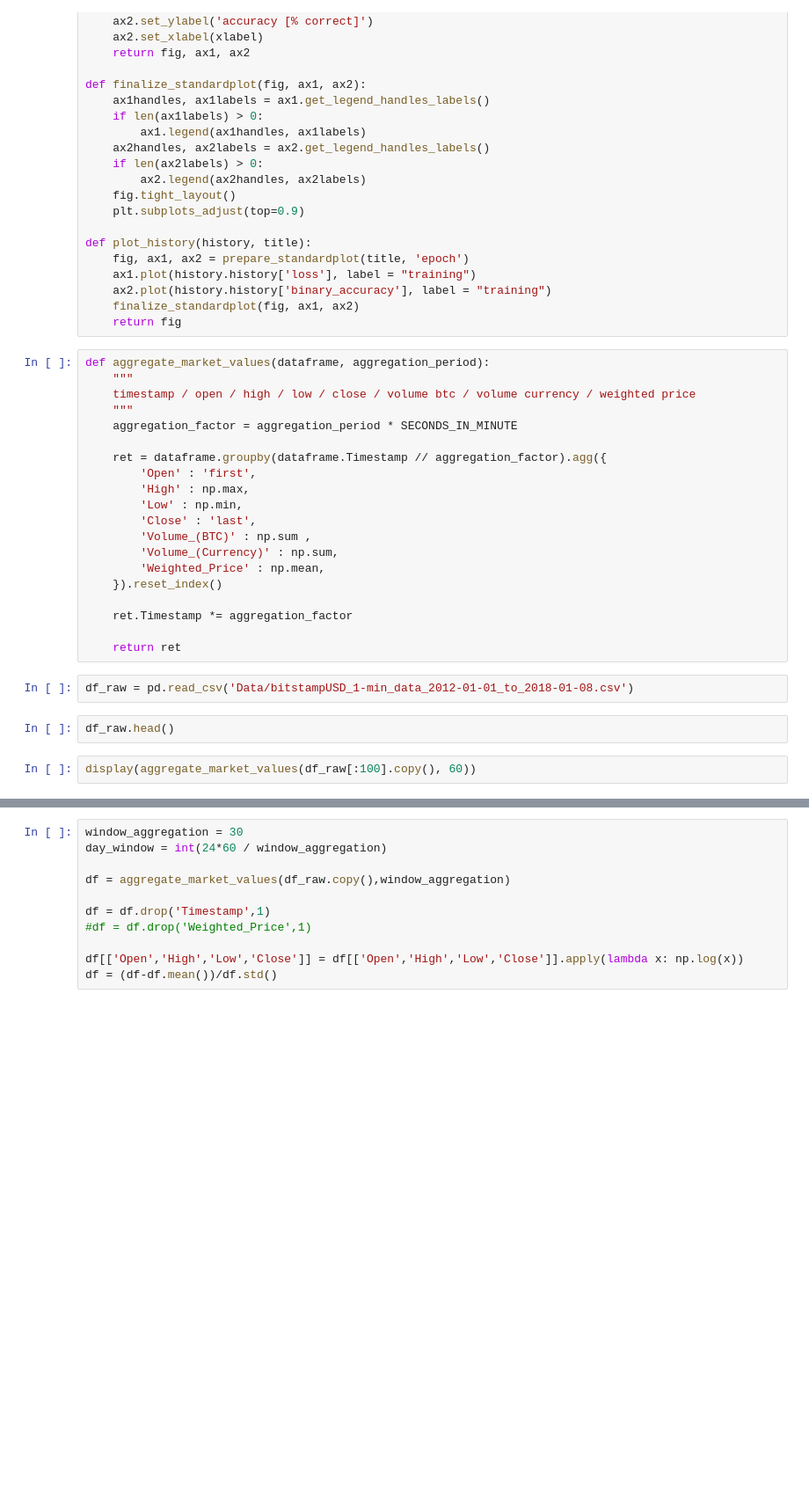
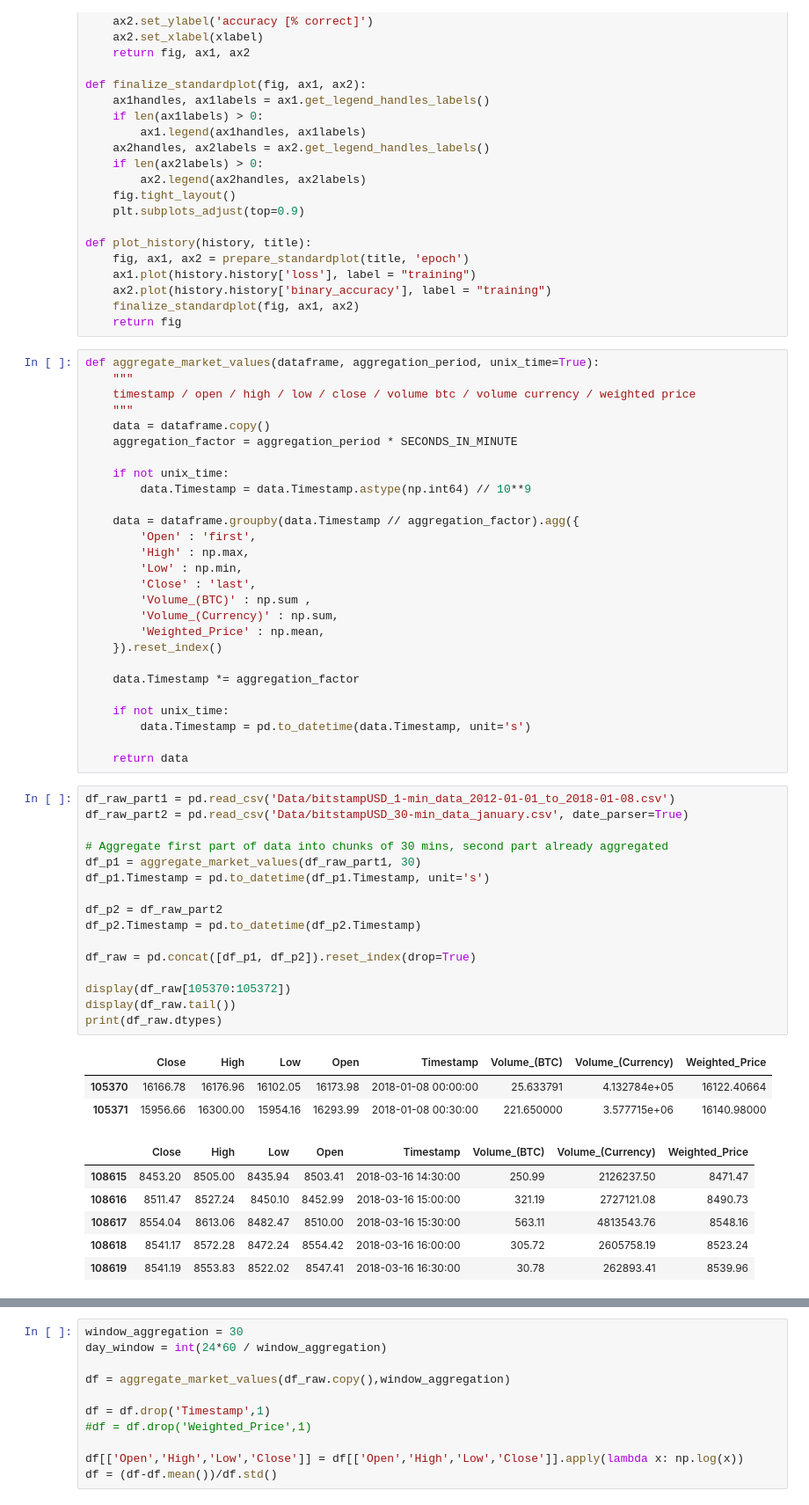
Before and after one commit to QuentinBacuet/DS_in_Practice, a Jupyter notebook: Crypto.ipynb, the cells around one changed output, grey strips where cells are left out. Shown at 88% size. Cells and saved outputs as stored; diff of their text form; blank space fills up the shorter version.

Commit message:
Implement data merge

```diff
--- a/Crypto.ipynb
+++ b/Crypto.ipynb
@@ -58,13 +62,17 @@ def plot_history(history, title):
     finalize_standardplot(fig, ax1, ax2)
     return fig
 # %%
-def aggregate_market_values(dataframe, aggregation_period):
+def aggregate_market_values(dataframe, aggregation_period, unix_time=True):
     """
     timestamp / open / high / low / close / volume btc / volume currency / weighted price
     """
+    data = dataframe.copy()
     aggregation_factor = aggregation_period * SECONDS_IN_MINUTE
 
-    ret = dataframe.groupby(dataframe.Timestamp // aggregation_factor).agg({
+    if not unix_time:
+        data.Timestamp = data.Timestamp.astype(np.int64) // 10**9
+
+    data = dataframe.groupby(data.Timestamp // aggregation_factor).agg({
         'Open' : 'first',
         'High' : np.max,
         'Low' : np.min,
@@ -74,12 +82,35 @@ def aggregate_market_values(dataframe, aggregation_period):
         'Weighted_Price' : np.mean,
     }).reset_index()
 
-    ret.Timestamp *= aggregation_factor
+    data.Timestamp *= aggregation_factor
 
-    return ret
+    if not unix_time:
+        data.Timestamp = pd.to_datetime(data.Timestamp, unit='s')
+
+    return data
-# %%
-df_raw = pd.read_csv('Data/bitstampUSD_1-min_data_2012-01-01_to_2018-01-08.csv')
-# %%
-df_raw.head()
-# %%
-display(aggregate_market_values(df_raw[:100].copy(), 60))
+# %%
+df_raw_part1 = pd.read_csv('Data/bitstampUSD_1-min_data_2012-01-01_to_2018-01-08.csv')
+df_raw_part2 = pd.read_csv('Data/bitstampUSD_30-min_data_january.csv', date_parser=True)
+
+# Aggregate first part of data into chunks of 30 mins, second part already aggregated
+df_p1 = aggregate_market_values(df_raw_part1, 30)
+df_p1.Timestamp = pd.to_datetime(df_p1.Timestamp, unit='s')
+
+df_p2 = df_raw_part2
+df_p2.Timestamp = pd.to_datetime(df_p2.Timestamp)
+
+df_raw = pd.concat([df_p1, df_p2]).reset_index(drop=True)
+
+display(df_raw[105370:105372])
+display(df_raw.tail())
+print(df_raw.dtypes)
+# %% [output]
+|  | Close | High | Low | Open | Timestamp | Volume_(BTC) | Volume_(Currency) | Weighted_Price |
+| 105370 | 16166.78 | 16176.96 | 16102.05 | 16173.98 | 2018-01-08 00:00:00 | 25.633791 | 4.132784e+05 | 16122.40664 |
+| 105371 | 15956.66 | 16300.00 | 15954.16 | 16293.99 | 2018-01-08 00:30:00 | 221.650000 | 3.577715e+06 | 16140.98000 |
+|  | Close | High | Low | Open | Timestamp | Volume_(BTC) | Volume_(Currency) | Weighted_Price |
+| 108615 | 8453.20 | 8505.00 | 8435.94 | 8503.41 | 2018-03-16 14:30:00 | 250.99 | 2126237.50 | 8471.47 |
+| 108616 | 8511.47 | 8527.24 | 8450.10 | 8452.99 | 2018-03-16 15:00:00 | 321.19 | 2727121.08 | 8490.73 |
+| 108617 | 8554.04 | 8613.06 | 8482.47 | 8510.00 | 2018-03-16 15:30:00 | 563.11 | 4813543.76 | 8548.16 |
+| 108618 | 8541.17 | 8572.28 | 8472.24 | 8554.42 | 2018-03-16 16:00:00 | 305.72 | 2605758.19 | 8523.24 |
+| 108619 | 8541.19 | 8553.83 | 8522.02 | 8547.41 | 2018-03-16 16:30:00 | 30.78 | 262893.41 | 8539.96 |
```
Also changed, not shown: parts of 5 cells of this notebook.
